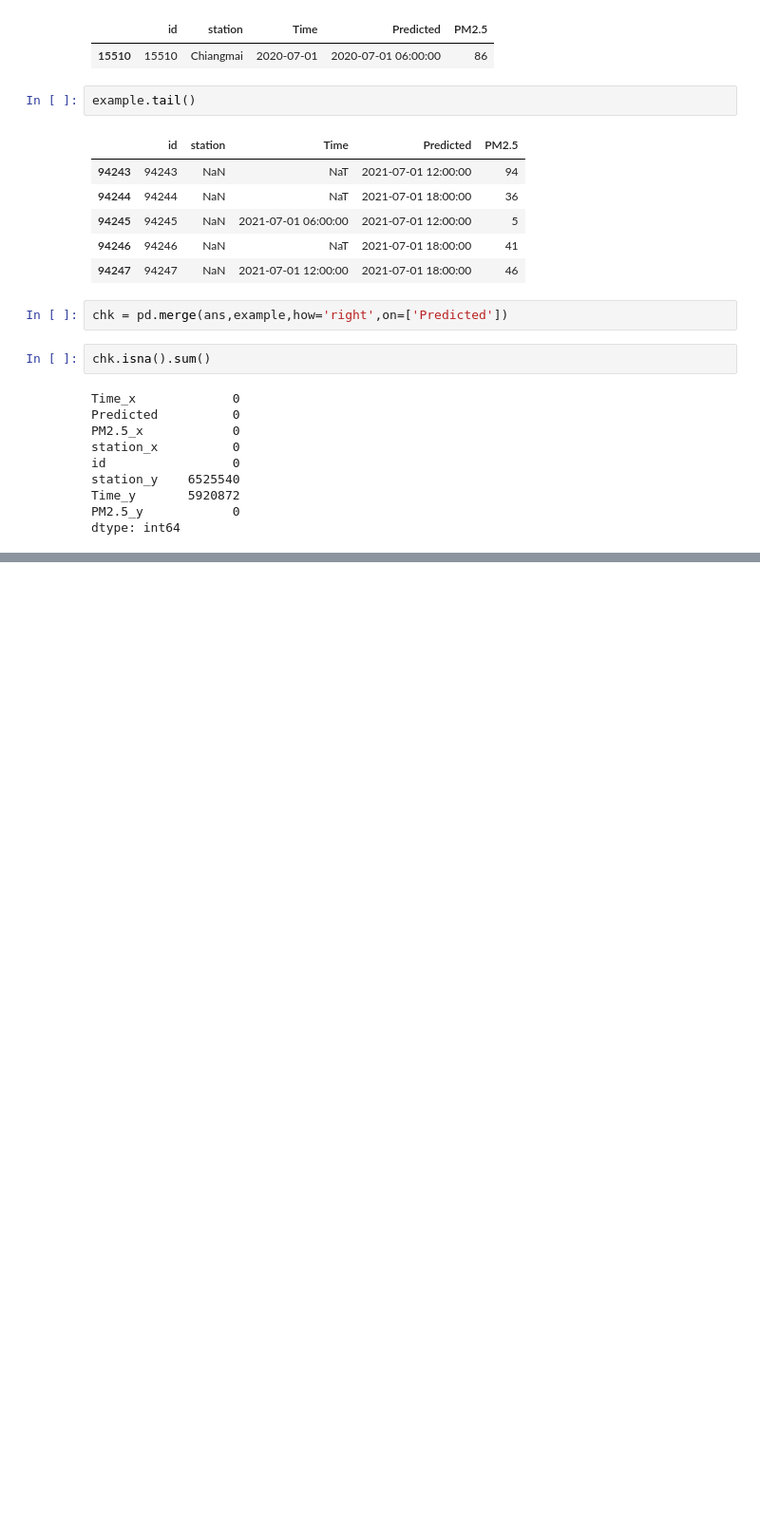
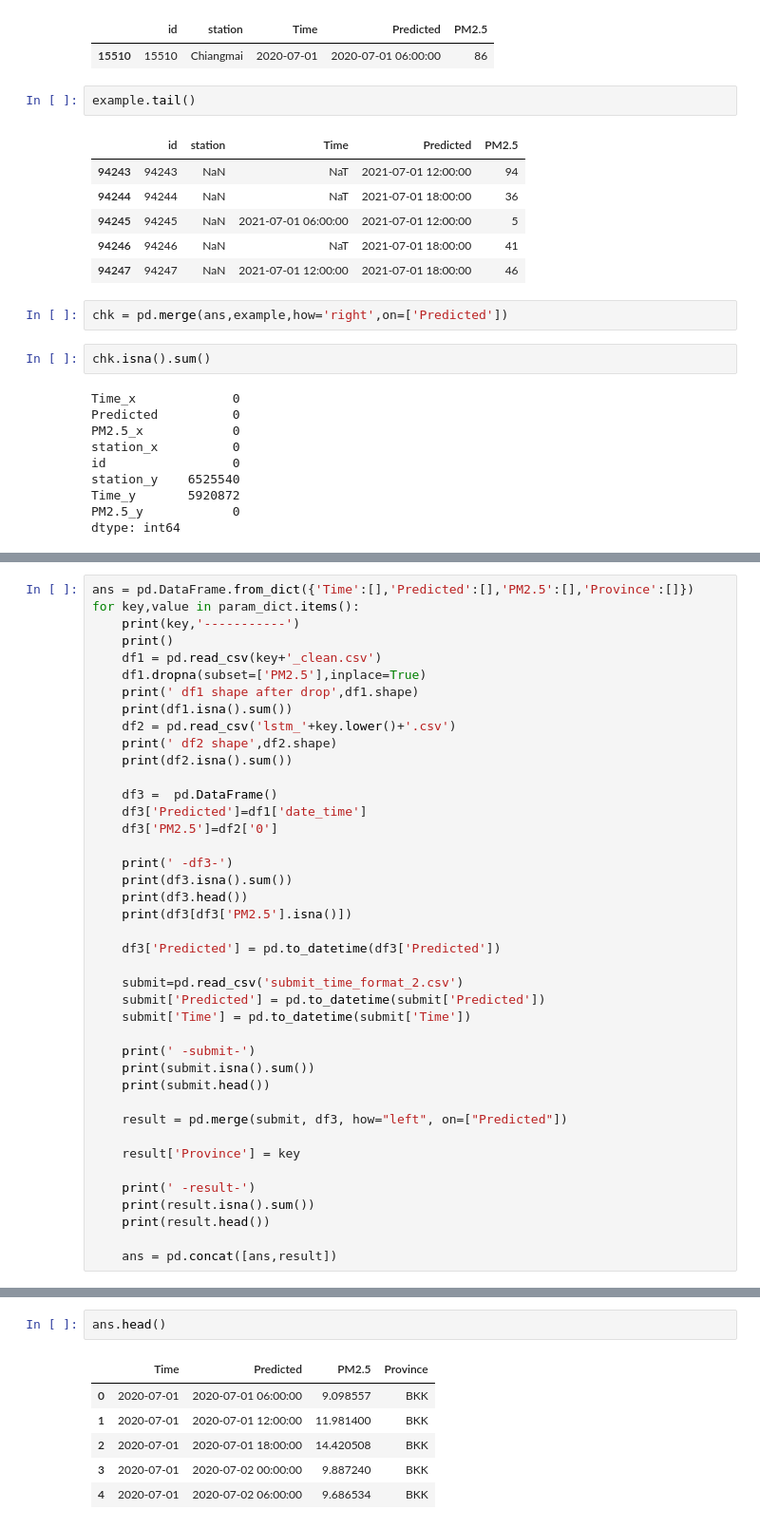
Before and after one commit to NKIKK/ProjectPM2-5_aGroup, a Jupyter notebook: submit.ipynb, the cells around one changed output, grey strips where cells are left out. Shown: that part at 95% size. Cells and saved outputs as stored; diff of their text form; blank space fills up the shorter version.

Commit message:
lstm

```diff
--- a/submit.ipynb
+++ b/submit.ipynb
@@ -315,0 +327,41 @@ dtype: int64
+# %%
+ans = pd.DataFrame.from_dict({'Time':[],'Predicted':[],'PM2.5':[],'Province':[]})
+for key,value in param_dict.items():
+    print(key,'-----------')
+    print()
+    df1 = pd.read_csv(key+'_clean.csv')
+    df1.dropna(subset=['PM2.5'],inplace=True)
+    print(' df1 shape after drop',df1.shape)
+    print(df1.isna().sum())
+    df2 = pd.read_csv('lstm_'+key.lower()+'.csv')
+    print(' df2 shape',df2.shape)
+    print(df2.isna().sum())
+
+    df3 =  pd.DataFrame()
+    df3['Predicted']=df1['date_time']
+    df3['PM2.5']=df2['0']
+
+    print(' -df3-')
+    print(df3.isna().sum())
+    print(df3.head())
+    print(df3[df3['PM2.5'].isna()])
+
+    df3['Predicted'] = pd.to_datetime(df3['Predicted'])
+
+    submit=pd.read_csv('submit_time_format_2.csv')
+    submit['Predicted'] = pd.to_datetime(submit['Predicted'])
+    submit['Time'] = pd.to_datetime(submit['Time'])
+
+    print(' -submit-')
+    print(submit.isna().sum())
+    print(submit.head())
+
+    result = pd.merge(submit, df3, how="left", on=["Predicted"])
+
+    result['Province'] = key
+
+    print(' -result-')
+    print(result.isna().sum())
+    print(result.head())
+
+    ans = pd.concat([ans,result])
@@ -315,0 +386,9 @@ dtype: int64
+# %%
+ans.head()
+# %% [output]
+|  | Time | Predicted | PM2.5 | Province |
+| 0 | 2020-07-01 | 2020-07-01 06:00:00 | 9.098557 | BKK |
+| 1 | 2020-07-01 | 2020-07-01 12:00:00 | 11.981400 | BKK |
+| 2 | 2020-07-01 | 2020-07-01 18:00:00 | 14.420508 | BKK |
+| 3 | 2020-07-01 | 2020-07-02 00:00:00 | 9.887240 | BKK |
+| 4 | 2020-07-01 | 2020-07-02 06:00:00 | 9.686534 | BKK |
```
Also changed, not shown: parts of 6 cells of this notebook, 2 other files.
